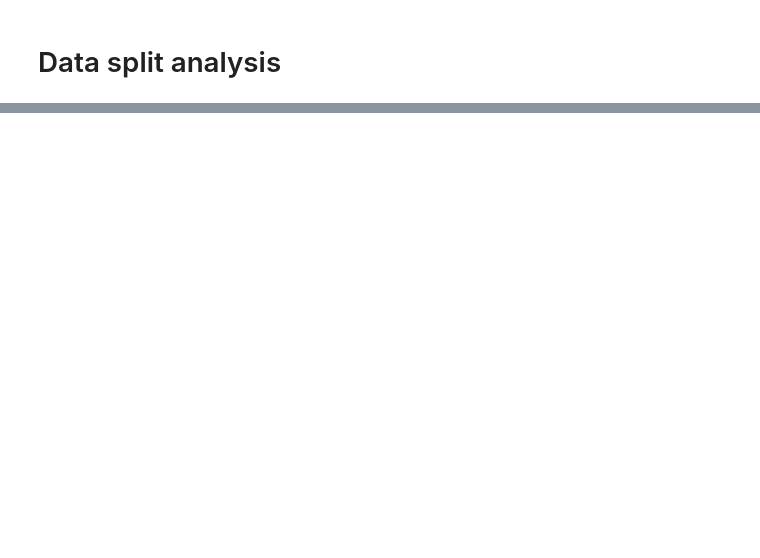
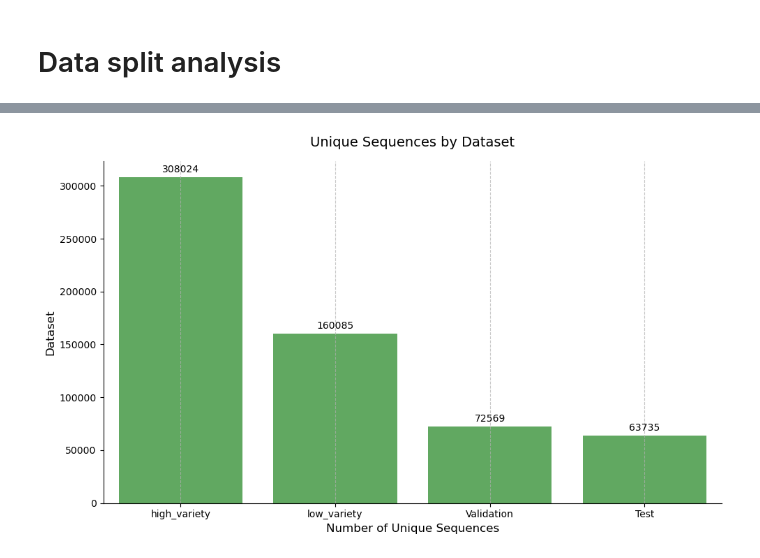
Before and after one commit to WannesLamberts/MTL-peptide-property-prediction-pool, a Jupyter notebook: notebooks/analyisis.ipynb, the cells around one changed output, grey strips where cells are left out. Cells and saved outputs as stored; diff of their text form; code cells hidden in the pictures; blank space fills up the shorter version.

```diff
--- a/notebooks/analyisis.ipynb
+++ b/notebooks/analyisis.ipynb
@@ -95,0 +85,23 @@ plot_sequences_split(train_df, val_df, test_df,use_unique=False,title ="Total se
+# %%
+unique_df0_peptides = train_df0["modified_sequence"].nunique()
+unique_df1_peptides = train_df1["modified_sequence"].nunique()
+unique_val_df_petides = val_df["modified_sequence"].nunique()
+unique_test_df_petides = test_df["modified_sequence"].nunique()
+# Calculate the lengths of unique peptides for each dataset
+unique_counts = pd.Series({
+    "high_variety": unique_df0_peptides,
+    "low_variety": unique_df1_peptides,
+    "Validation": unique_val_df_petides,
+    "Test": unique_test_df_petides
+})
+
+# Call the plotting function with the Series
+plot_bar_vertical(
+    data_series=unique_counts,
+    title="Unique Sequences by Dataset",
+    xlabel="Number of Unique Sequences",
+    ylabel="Dataset",
+    figsize=(10, 6)
+)
+# %% [output]
+[figure, added]
```
Also changed, not shown: parts of 10 cells of this notebook, 4 other files.
